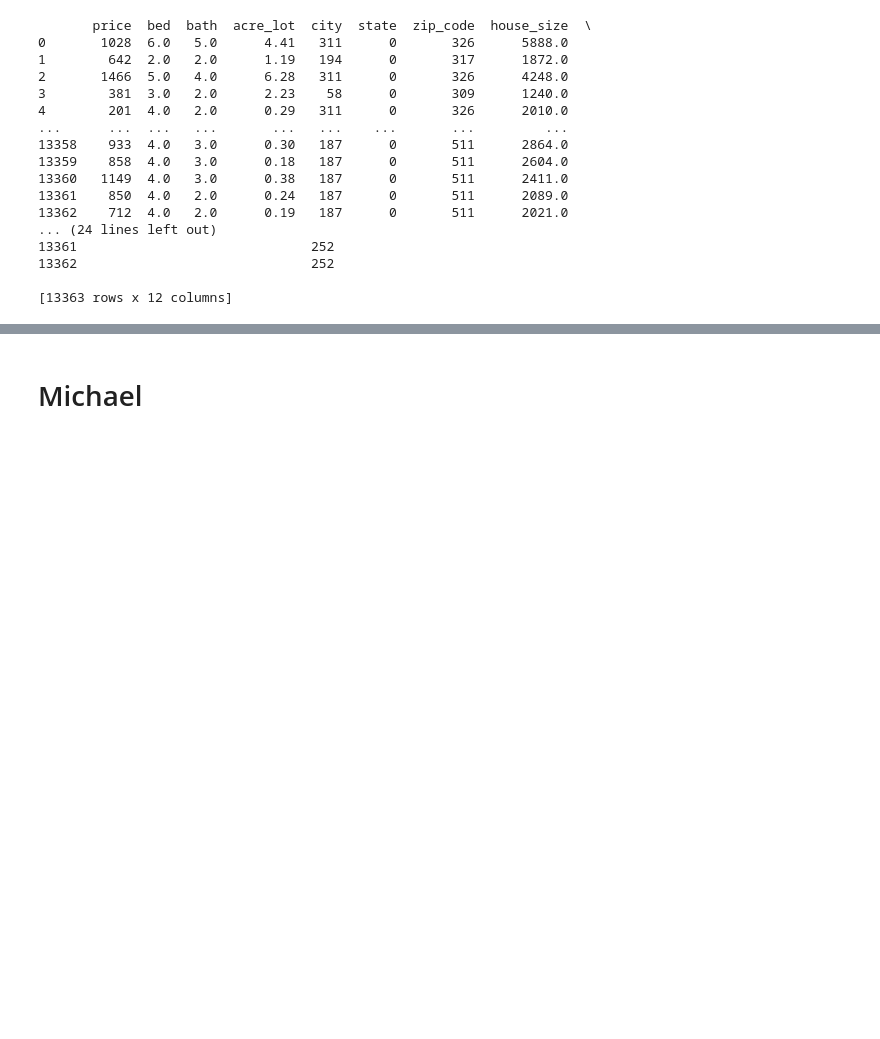
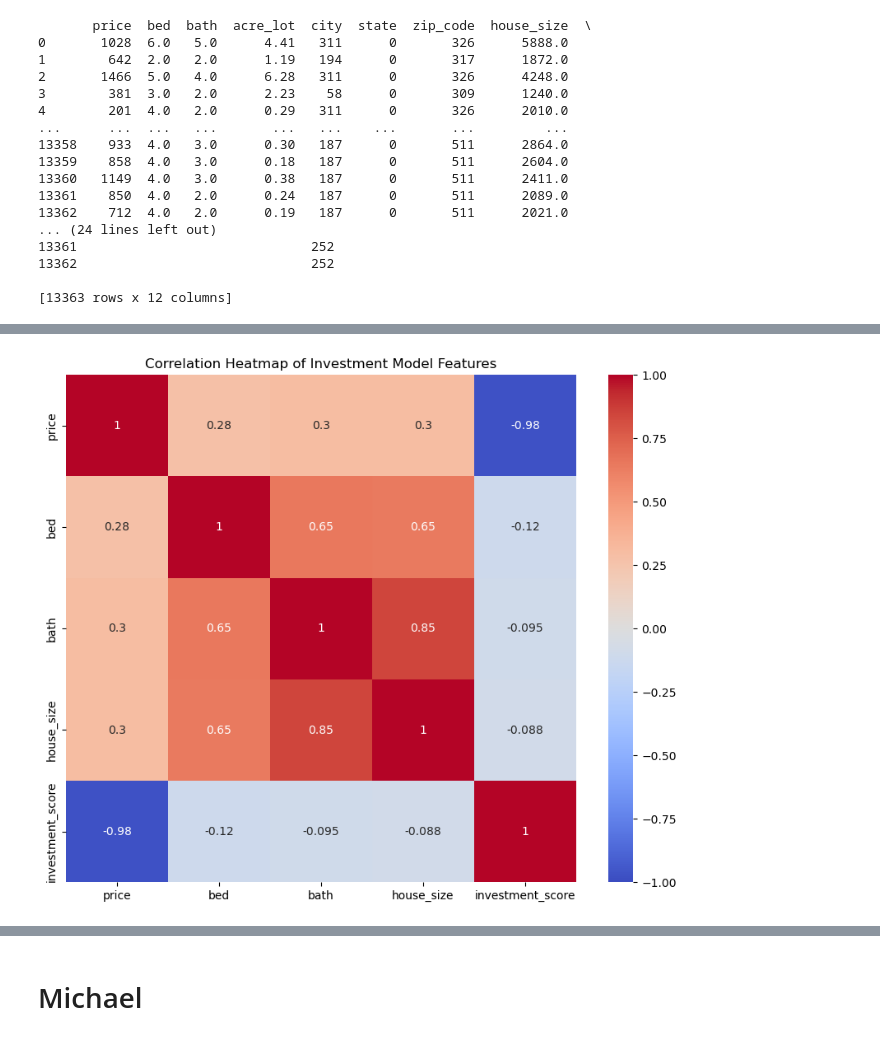
Before and after one commit to trentlerma/groupthreeproject, a Jupyter notebook: Project 2.ipynb, the cells around one changed output, grey strips where cells are left out. Drawn from its saved outputs; the diff is of its cells as text; code cells hidden in the pictures; blank space fills up the shorter version.

Commit message:
update first finished model

```diff
--- a/Project 2.ipynb
+++ b/Project 2.ipynb
@@ -665,9 +665,9 @@ print(transform_data_df)
 [13363 rows x 12 columns]
 # %%
 # Drop the state column its all texas and null so its dead weight
-Clean_data_df = Clean_data_df.drop(columns=['state'])
+transform_data_df = transform_data_df.drop(columns=['state'])
 
 # Print the updated dataframe to verify the change
-print(Clean_data_df.columns)
-print(Clean_data_df.head())
+print(transform_data_df.columns)
+print(transform_data_df.head())
 # %% [output]
@@ -690,50 +691,66 @@ Index(['brokered_by', 'status', 'price', 'bed', 'bath', 'acre_lot', 'street',
 # %%
 from sklearn.preprocessing import MinMaxScaler
+import numpy as np
 
 # Select relevant features for scoring
 features = ['price', 'bed', 'bath', 'house_size']
 
 # Create a copy of the dataframe with selected features
-score_Clean_data_df = Clean_data_df[features].copy()
+investment_score_df = transform_data_df[features].copy()
 
-# Check if the dataframe is empty
-if score_Clean_data_df.empty:
-    print("The dataframe is empty. Please check your data processing steps.")
+# Normalize the features
+scaler = MinMaxScaler()
+investment_score_df_scaled = pd.DataFrame(scaler.fit_transform(investment_score_df), columns=investment_score_df.columns)
+
+# Define weights for each feature
+weights = {
+    'price': -0.3,
+    'bed': 0.1,
+    'bath': 0.1,
+    'house_size': 0.2
+}
+
+# Calculate the weighted score
+for column in investment_score_df_scaled.columns:
+    investment_score_df_scaled[column] *= weights[column]
+
+# Sum up the scores
+transform_data_df['investment_score'] = investment_score_df_scaled.sum(axis=1)
+
+# Normalize the final score to be between 1 and 99
+min_score = transform_data_df['investment_score'].min()
+max_score = transform_data_df['investment_score'].max()
+transform_data_df['investment_score'] = 1 + 98 * (transform_data_df['investment_score'] - min_score) / (max_score - min_score)
+
+# Display the top 10 properties by investment score
+print("Top 10 properties by investment score:")
+print(transform_data_df[['price', 'bed', 'bath', 'house_size', 'investment_score']].sort_values('investment_score', ascending=False).head(10))
+
+# Display some basic statistics
+print("\nBasic statistics of the investment score:")
+if 'investment_score' in transform_data_df.columns:
+    print(transform_data_df['investment_score'].describe())
 else:
-    # Check for and remove any rows with NaN values
-    score_Clean_data_df = score_Clean_data_df.dropna()
+    print("Error: 'investment_score' column not found in transform_data_df.")
+    print("Available columns:", transform_data_df.columns.tolist())
 
-    if score_Clean_data_df.empty:
-        print("After removing NaN values, the dataframe is empty. Please check your data.")
-    else:
-        # Normalize the features
-        scaler = MinMaxScaler()
-        score_Clean_data_df_scaled = pd.DataFrame(scaler.fit_transform(score_Clean_data_df), columns=score_Clean_data_df.columns)
+# Identify and print outliers
+Q1 = transform_data_df['investment_score'].quantile(0.25)
+Q3 = transform_data_df['investment_score'].quantile(0.75)
+IQR = Q3 - Q1
+lower_bound = Q1 - 1.5 * IQR
+upper_bound = Q3 + 1.5 * IQR
 
-        # Define weights for each feature
-        weights = {
-            'price': -0.3,
-            'bed': 0.1,
-            'bath': 0.1,
-            'house_size': 0.2
-        }
+outliers = transform_data_df[(transform_data_df['investment_score'] < lower_bound) | (transform_data_df['investment_score'] > upper_bound)]
+print("\nNumber of outliers:", len(outliers))
+print("\nOutliers:")
+# Create a correlation matrix
+correlation_matrix = transform_data_df[['price', 'bed', 'bath', 'house_size', 'investment_score']].corr()
 
-        # Calculate the weighted score
-        for column in score_Clean_data_df_scaled.columns:
-            score_Clean_data_df_scaled[column] *= weights[column]
-
-        # Sum up the scores
-        Clean_data_df['investment_score'] = score_Clean_data_df_scaled.sum(axis=1)
-
-        # Normalize the final score to be between 0 and 100
-        Clean_data_df['investment_score'] = (Clean_data_df['investment_score'] - Clean_data_df['investment_score'].min()) / (Clean_data_df['investment_score'].max() - Clean_data_df['investment_score'].min()) * 100
-
-        # Display the top 10 properties by investment score
-        print("Top 10 properties by investment score:")
-        print(Clean_data_df[['price', 'bed', 'bath', 'house_size', 'investment_score']].sort_values('investment_score', ascending=False).head(10))
-
-        # Display some basic statistics
-        print("\nBasic statistics of the investment score:")
-        print(Clean_data_df['investment_score'].describe())
+# Create a heatmap
+plt.figure(figsize=(10, 8))
+sns.heatmap(correlation_matrix, annot=True, cmap='coolwarm', vmin=-1, vmax=1, center=0)
+plt.title('Correlation Heatmap of Investment Model Features')
+plt.show()
 # %% [output]
 Top 10 properties by investment score:
@@ -755,0 +773 @@ Name: investment_score, dtype: float64
+[figure, added]
```
Also changed, not shown: parts of 7 cells of this notebook.
